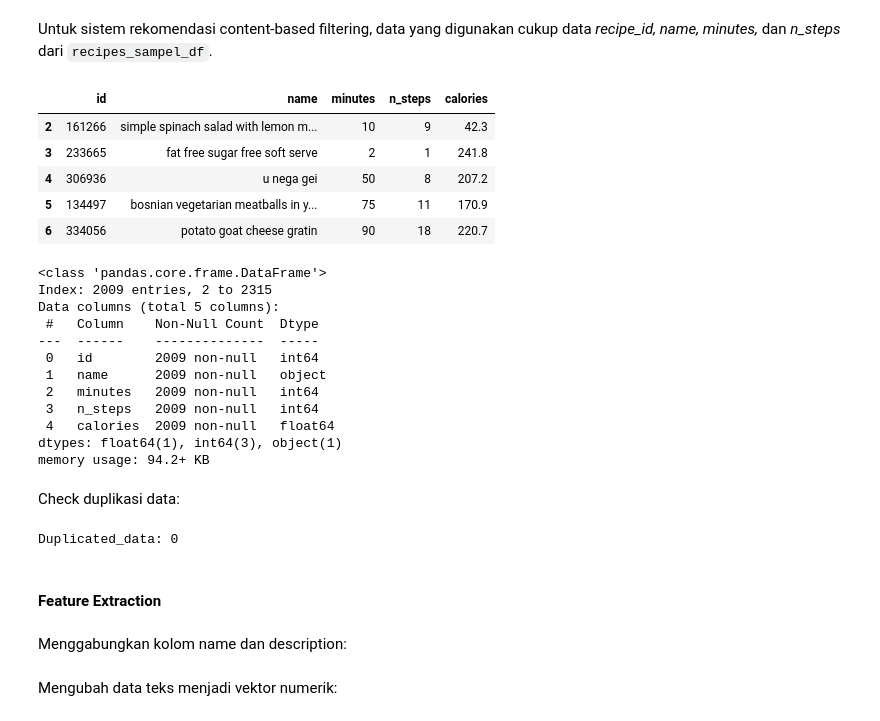
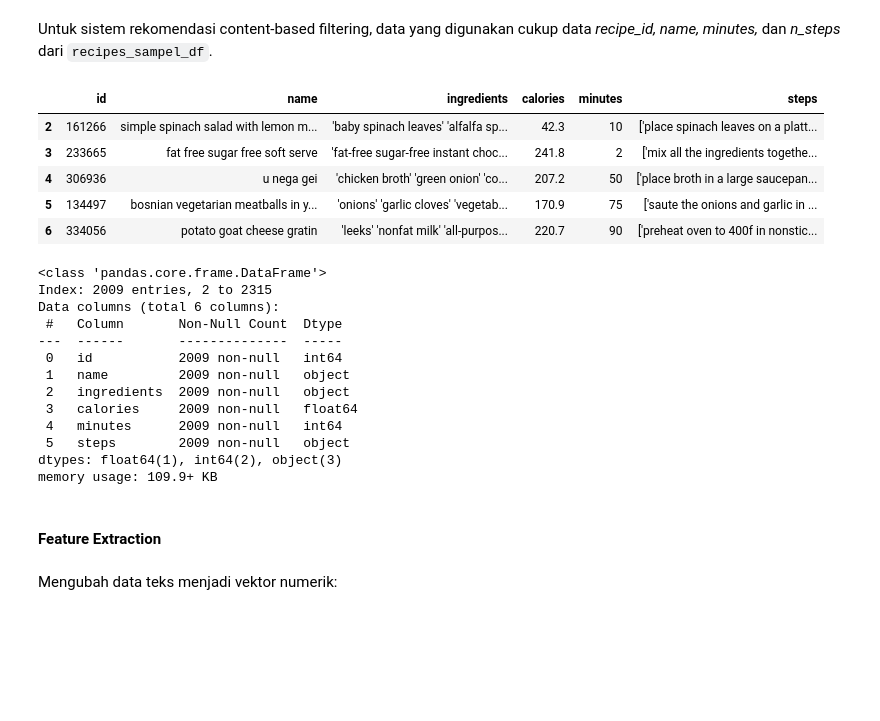
Before and after one commit to Sulbae/OlahGizi-Project, a Jupyter notebook: Food Recommender/notebook.ipynb, the cells around one changed output. Drawn from its saved outputs; the diff is of its cells as text; code cells hidden in the pictures; blank space fills up the shorter version.

Commit message:
content based recommendation stage

```diff
--- a/Food Recommender/notebook.ipynb
+++ b/Food Recommender/notebook.ipynb
@@ -548,0 +551,2 @@ memory usage: 298.2+ KB
+# %%
+recipes_sample_df['ingredients'] = ["".join(items) for items in recipes_sample_df['ingredients']]
@@ -548,0 +568,4 @@ memory usage: 298.2+ KB
+# %%
+recipes_sample_df['ingredients'] = [str(ingredients).strip("[]").replace(",", "") for ingredients in recipes_sample_df['ingredients']]
+
+print(recipes_sample_df['ingredients'])
@@ -555,44 +591,38 @@ Untuk sistem rekomendasi content-based filtering, data yang digunakan cukup data
 # %%
 content_based_columns = ["id",
                          "name",
+                         "ingredients",
+                         "calories",
                          "minutes",
-                         "n_steps",
-                         "calories"]
+                         "steps"]
 
 content_based_df = recipes_sample_df[content_based_columns]
 content_based_df.head()
 # %% [output]
-|  | id | name | minutes | n_steps | calories |
-| 2 | 161266 | simple spinach salad with lemon m... | 10 | 9 | 42.3 |
-| 3 | 233665 | fat free sugar free soft serve | 2 | 1 | 241.8 |
-| 4 | 306936 | u nega gei | 50 | 8 | 207.2 |
-| 5 | 134497 | bosnian vegetarian meatballs in y... | 75 | 11 | 170.9 |
-| 6 | 334056 | potato goat cheese gratin | 90 | 18 | 220.7 |
+|  | id | name | ingredients | calories | minutes | steps |
+| 2 | 161266 | simple spinach salad with lemon m... | 'baby spinach leaves' 'alfalfa sp... | 42.3 | 10 | ['place spinach leaves on a platt... |
+| 3 | 233665 | fat free sugar free soft serve | 'fat-free sugar-free instant choc... | 241.8 | 2 | ['mix all the ingredients togethe... |
+| 4 | 306936 | u nega gei | 'chicken broth' 'green onion' 'co... | 207.2 | 50 | ['place broth in a large saucepan... |
+| 5 | 134497 | bosnian vegetarian meatballs in y... | 'onions' 'garlic cloves' 'vegetab... | 170.9 | 75 | ['saute the onions and garlic in ... |
+| 6 | 334056 | potato goat cheese gratin | 'leeks' 'nonfat milk' 'all-purpos... | 220.7 | 90 | ['preheat oven to 400f in nonstic... |
 # %%
 content_based_df.info()
 # %% [output]
 <class 'pandas.core.frame.DataFrame'>
 Index: 2009 entries, 2 to 2315
-Data columns (total 5 columns):
- #   Column    Non-Null Count  Dtype
----  ------    --------------  -----
- 0   id        2009 non-null   int64
- 1   name      2009 non-null   object
- 2   minutes   2009 non-null   int64
- 3   n_steps   2009 non-null   int64
- 4   calories  2009 non-null   float64
-dtypes: float64(1), int64(3), object(1)
-memory usage: 94.2+ KB
+Data columns (total 6 columns):
+ #   Column       Non-Null Count  Dtype
+---  ------       --------------  -----
+ 0   id           2009 non-null   int64
+ 1   name         2009 non-null   object
+ 2   ingredients  2009 non-null   object
+ 3   calories     2009 non-null   float64
+ 4   minutes      2009 non-null   int64
+ 5   steps        2009 non-null   object
+dtypes: float64(1), int64(2), object(3)
+memory usage: 109.9+ KB
-# %% [markdown]
-Check duplikasi data:
-# %%
-print("Duplicated_data:", content_based_df.duplicated().sum())
-# %% [output]
-Duplicated_data: 0
 # %% [markdown]
 #### Feature Extraction
-# %% [markdown]
-Menggabungkan kolom name dan description:
 # %% [markdown]
 Mengubah data teks menjadi vektor numerik:
 # %%
```
Also changed, not shown: parts of 20 cells of this notebook.
